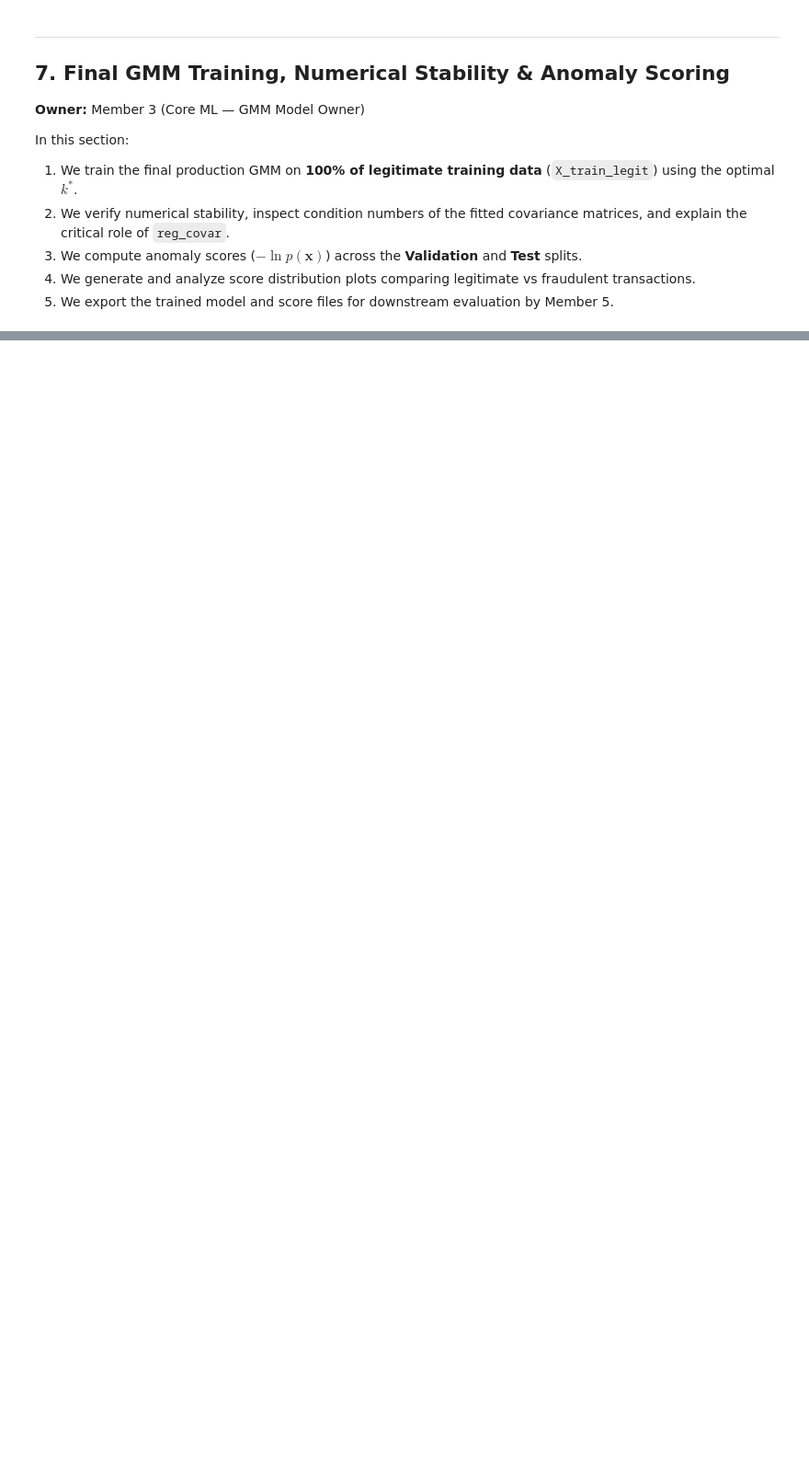
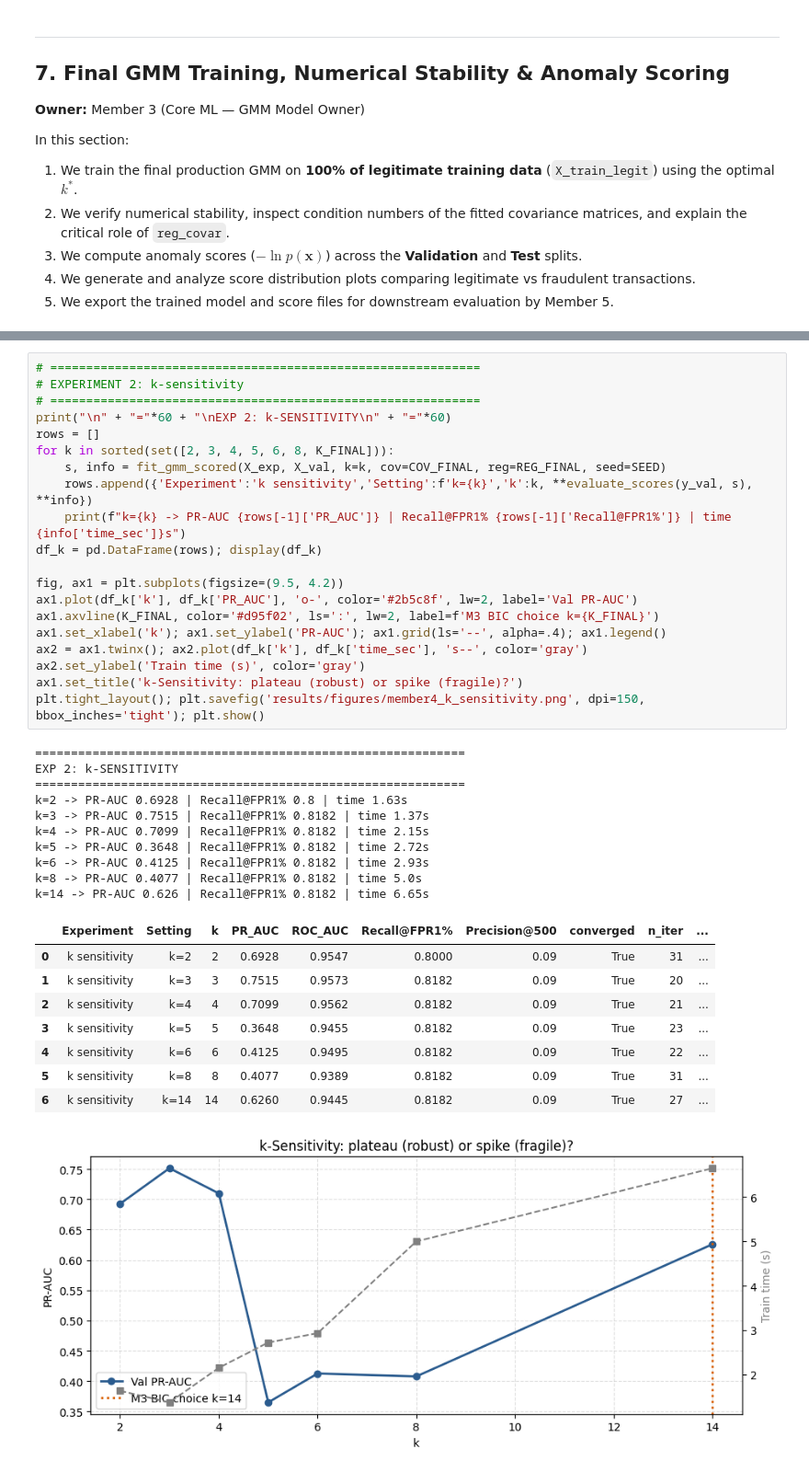
Before and after one commit to WizardCarp85/Card-Fraud-Triage-ML-DL, a Jupyter notebook: notebooks/Card_Fraud_Triage_Phase1.ipynb, the cells around one changed output, grey strips where cells are left out. Shown at 92% size. Cells and saved outputs as stored; diff of their text form; blank space fills up the shorter version.

```diff
--- a/notebooks/Card_Fraud_Triage_Phase1.ipynb
+++ b/notebooks/Card_Fraud_Triage_Phase1.ipynb
@@ -1204,0 +1572,40 @@ print(f"  Score Dist Plot Exists  : {os.path.exists(SCORE_DIST_PLOT_PATH)}")
+# %%
+# ============================================================
+# EXPERIMENT 2: k-sensitivity
+# ============================================================
+print("\n" + "="*60 + "\nEXP 2: k-SENSITIVITY\n" + "="*60)
+rows = []
+for k in sorted(set([2, 3, 4, 5, 6, 8, K_FINAL])):
+    s, info = fit_gmm_scored(X_exp, X_val, k=k, cov=COV_FINAL, reg=REG_FINAL, seed=SEED)
+    rows.append({'Experiment':'k sensitivity','Setting':f'k={k}','k':k, **evaluate_scores(y_val, s), **info})
+    print(f"k={k} -> PR-AUC {rows[-1]['PR_AUC']} | Recall@FPR1% {rows[-1]['Recall@FPR1%']} | time {info['time_sec']}s")
+df_k = pd.DataFrame(rows); display(df_k)
+
+fig, ax1 = plt.subplots(figsize=(9.5, 4.2))
+ax1.plot(df_k['k'], df_k['PR_AUC'], 'o-', color='#2b5c8f', lw=2, label='Val PR-AUC')
+ax1.axvline(K_FINAL, color='#d95f02', ls=':', lw=2, label=f'M3 BIC choice k={K_FINAL}')
+ax1.set_xlabel('k'); ax1.set_ylabel('PR-AUC'); ax1.grid(ls='--', alpha=.4); ax1.legend()
+ax2 = ax1.twinx(); ax2.plot(df_k['k'], df_k['time_sec'], 's--', color='gray')
+ax2.set_ylabel('Train time (s)', color='gray')
+ax1.set_title('k-Sensitivity: plateau (robust) or spike (fragile)?')
+plt.tight_layout(); plt.savefig('results/figures/member4_k_sensitivity.png', dpi=150, bbox_inches='tight'); plt.show()
+# %% [output]
+============================================================
+EXP 2: k-SENSITIVITY
+============================================================
+k=2 -> PR-AUC 0.6928 | Recall@FPR1% 0.8 | time 1.63s
+k=3 -> PR-AUC 0.7515 | Recall@FPR1% 0.8182 | time 1.37s
+k=4 -> PR-AUC 0.7099 | Recall@FPR1% 0.8182 | time 2.15s
+k=5 -> PR-AUC 0.3648 | Recall@FPR1% 0.8182 | time 2.72s
+k=6 -> PR-AUC 0.4125 | Recall@FPR1% 0.8182 | time 2.93s
+k=8 -> PR-AUC 0.4077 | Recall@FPR1% 0.8182 | time 5.0s
+k=14 -> PR-AUC 0.626 | Recall@FPR1% 0.8182 | time 6.65s
+|  | Experiment | Setting | k | PR_AUC | ROC_AUC | Recall@FPR1% | Precision@500 | converged | n_iter | ... |
+| 0 | k sensitivity | k=2 | 2 | 0.6928 | 0.9547 | 0.8000 | 0.09 | True | 31 | ... |
+| 1 | k sensitivity | k=3 | 3 | 0.7515 | 0.9573 | 0.8182 | 0.09 | True | 20 | ... |
+| 2 | k sensitivity | k=4 | 4 | 0.7099 | 0.9562 | 0.8182 | 0.09 | True | 21 | ... |
+| 3 | k sensitivity | k=5 | 5 | 0.3648 | 0.9455 | 0.8182 | 0.09 | True | 23 | ... |
+| 4 | k sensitivity | k=6 | 6 | 0.4125 | 0.9495 | 0.8182 | 0.09 | True | 22 | ... |
+| 5 | k sensitivity | k=8 | 8 | 0.4077 | 0.9389 | 0.8182 | 0.09 | True | 31 | ... |
+| 6 | k sensitivity | k=14 | 14 | 0.6260 | 0.9445 | 0.8182 | 0.09 | True | 27 | ... |
+[figure, added]
```
Also changed, not shown: parts of 30 cells of this notebook.
